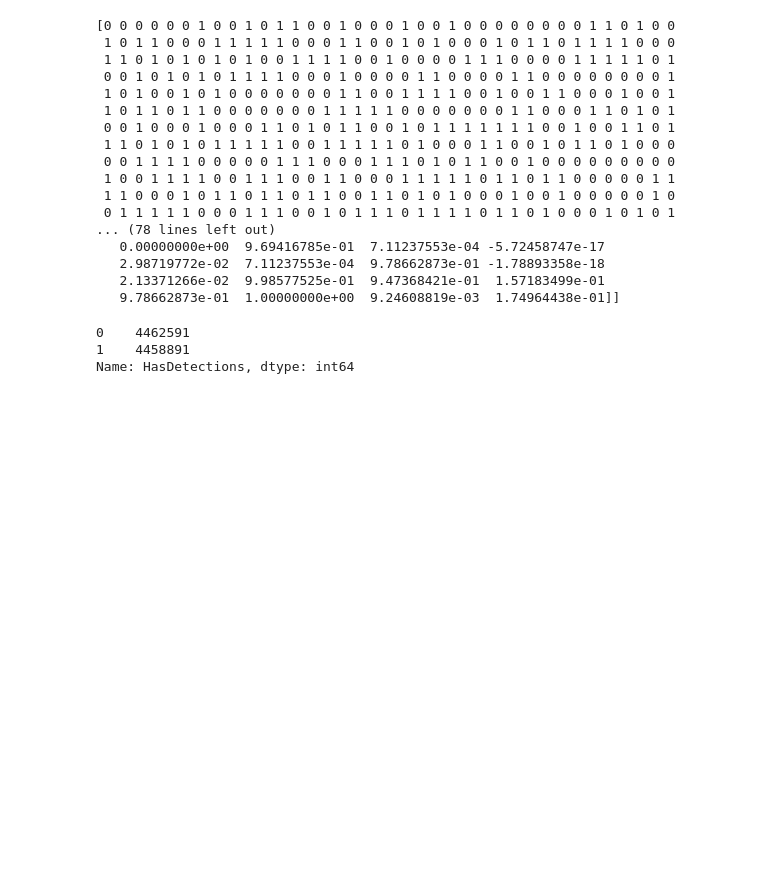
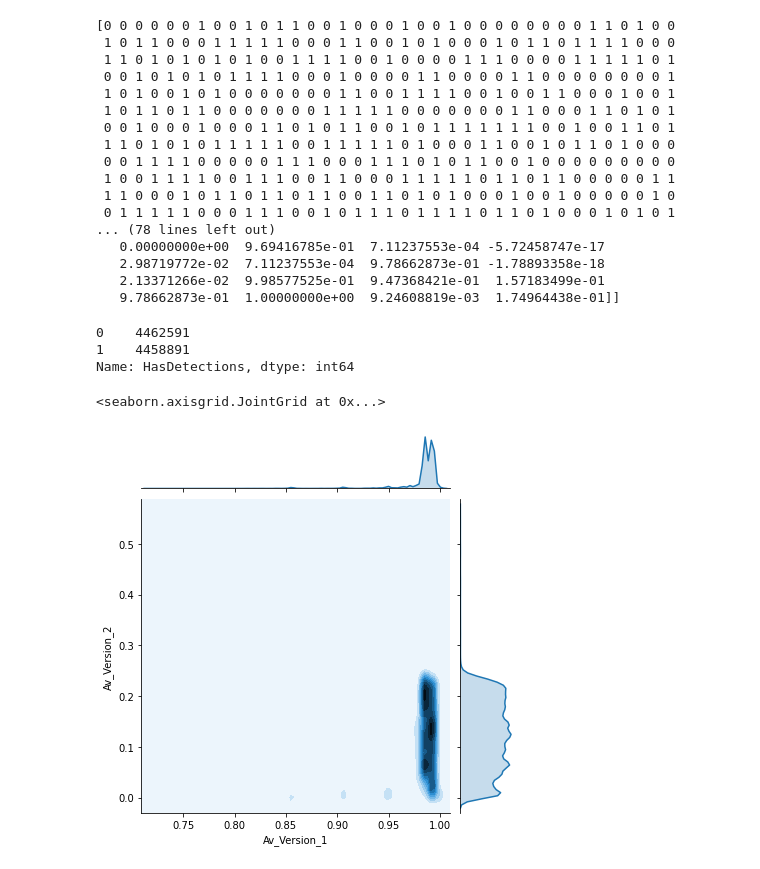
Before and after one commit to mshaio/Cyber, a Jupyter notebook: MicrosoftMalwarePredictionData/PC Virus Infection NN.ipynb, the cells around one changed output. Saved outputs shown, nothing was run; the diff lists cells and outputs as text; code cells hidden in the pictures; blank space fills up the shorter version.

Commit message:
Visualising relationships between datasets

```diff
--- a/MicrosoftMalwarePredictionData/PC Virus Infection NN.ipynb
+++ b/MicrosoftMalwarePredictionData/PC Virus Infection NN.ipynb
@@ -489,3 +493,20 @@ nn_class.value_counts()
 0    4462591
 1    4458891
 Name: HasDetections, dtype: int64
+# %%
+"""
+Neuralnetwork seems to always output very close values, ie 0.53, 0.5307. So the features chosen probably isn't
+sufficient to make classifications.
+
+Let's investigate a little more on the distribution of the data we have for the chosen features.
+
+My hardware isn't powerful enough to grind through 9million samples so I've chosen to look at 100k data points for
+variaous part of the dataset.
+
+The next four charts shows the distribution between Av_Version_1 and Av_Version_2, as shown datapoints appear to be
+very clustered near the same area, note the scale of each graph.
+"""
+sns.jointplot(x="Av_Version_1", y="Av_Version_2", data=AvSigVersion_1_2[:100000], kind="kde")
+# %% [output]
+<seaborn.axisgrid.JointGrid at 0x...>
+[figure, added]
```
Also changed, not shown: parts of 8 cells of this notebook.
